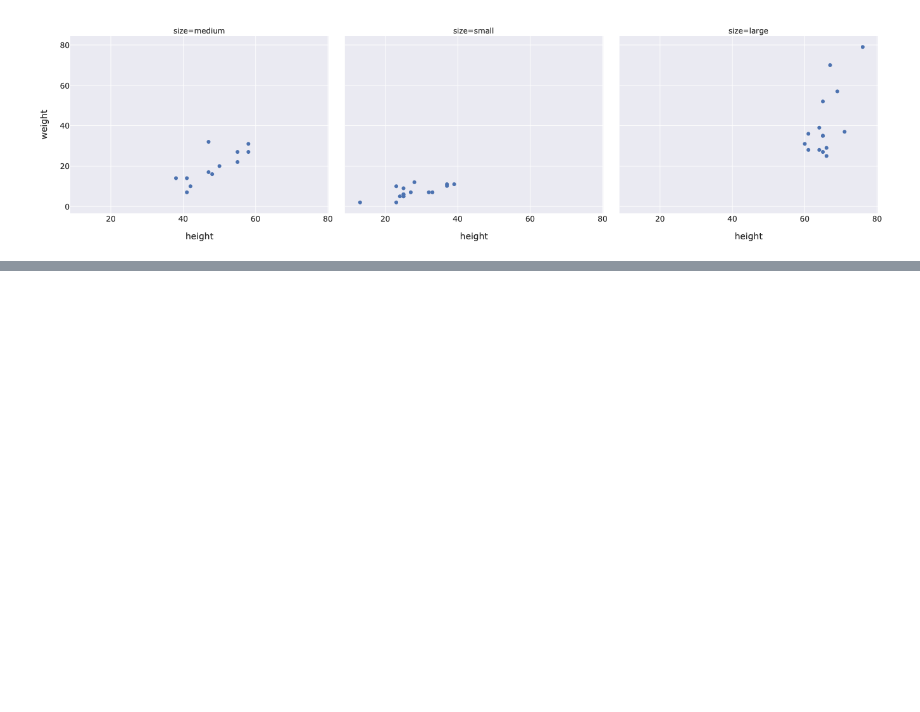
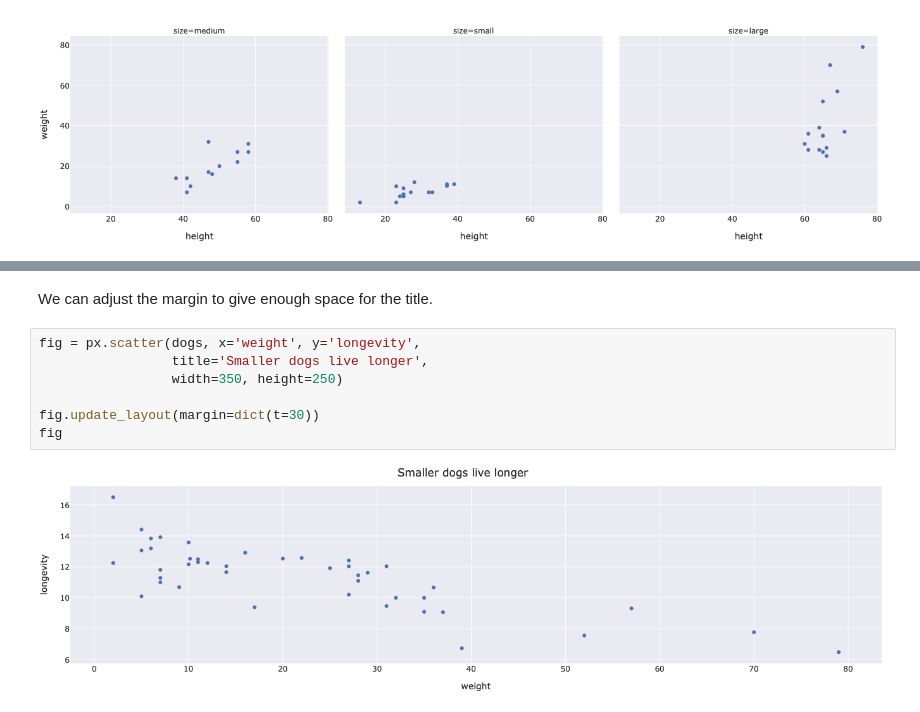
Before and after one commit to shirleytemples/data_science_techniques, a Jupyter notebook: Desktop/Data100/viz_plotly.ipynb, the cells around one changed output, grey strips where cells are left out. Drawn from its saved outputs; the diff is of its cells as text; blank space fills up the shorter version.

```diff
--- a/Desktop/Data100/viz_plotly.ipynb
+++ b/Desktop/Data100/viz_plotly.ipynb
@@ -123,0 +137,11 @@ fig
+# %% [markdown]
+We can adjust the margin to give enough space for the title.
+# %%
+fig = px.scatter(dogs, x='weight', y='longevity',
+                 title='Smaller dogs live longer',
+                 width=350, height=250)
+
+fig.update_layout(margin=dict(t=30))
+fig
+# %% [output]
+[figure, added]
```
Also changed, not shown: parts of 20 cells of this notebook.
